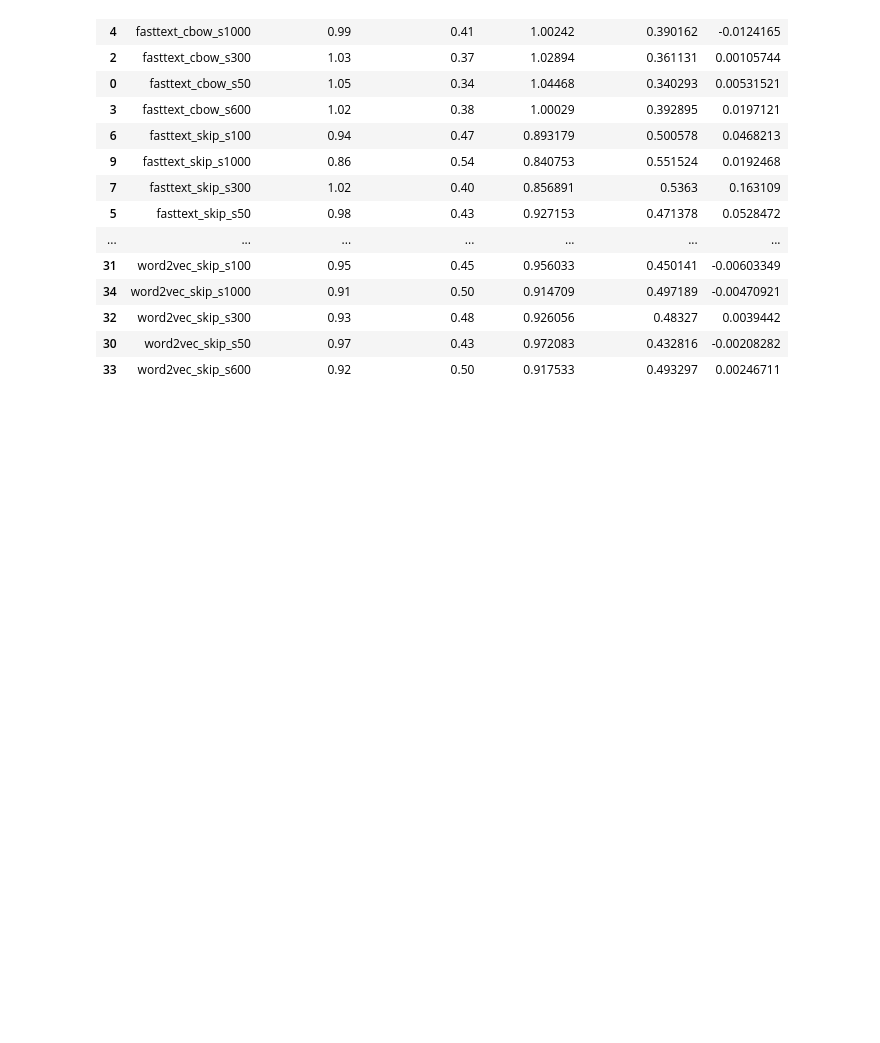
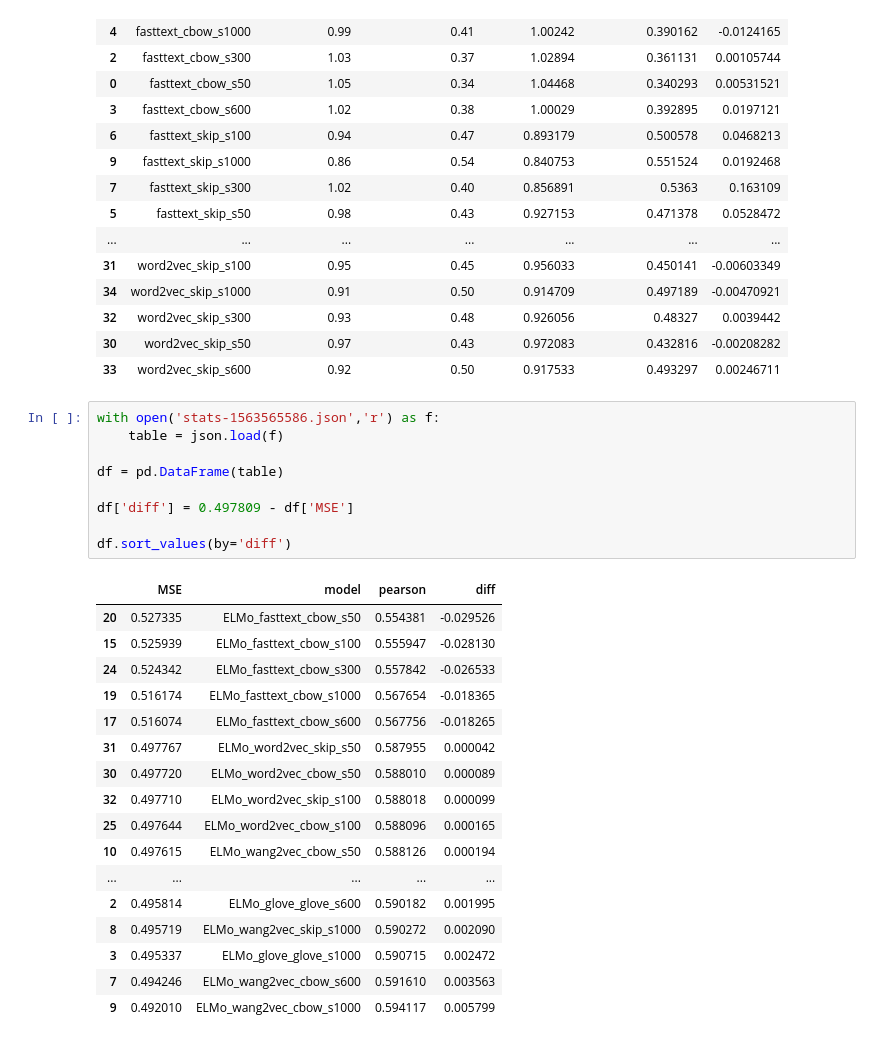
Before and after one commit to ruanchaves/elmo, a Jupyter notebook: Resultados.ipynb, the cells around one changed output. Cells and saved outputs as stored; diff of their text form; blank space fills up the shorter version.

```diff
--- a/Resultados.ipynb
+++ b/Resultados.ipynb
@@ -302,3 +302,30 @@ style_df
 | 32 | word2vec_skip_s300 | 0.93 | 0.48 | 0.926056 | 0.48327 | 0.0039442 |
 | 30 | word2vec_skip_s50 | 0.97 | 0.43 | 0.972083 | 0.432816 | -0.00208282 |
 | 33 | word2vec_skip_s600 | 0.92 | 0.50 | 0.917533 | 0.493297 | 0.00246711 |
+# %%
+with open('stats-1563565586.json','r') as f:
+    table = json.load(f)
+
+df = pd.DataFrame(table)
+
+df['diff'] = 0.497809 - df['MSE']
+
+df.sort_values(by='diff')
+# %% [output]
+|  | MSE | model | pearson | diff |
+| 20 | 0.527335 | ELMo_fasttext_cbow_s50 | 0.554381 | -0.029526 |
+| 15 | 0.525939 | ELMo_fasttext_cbow_s100 | 0.555947 | -0.028130 |
+| 24 | 0.524342 | ELMo_fasttext_cbow_s300 | 0.557842 | -0.026533 |
+| 19 | 0.516174 | ELMo_fasttext_cbow_s1000 | 0.567654 | -0.018365 |
+| 17 | 0.516074 | ELMo_fasttext_cbow_s600 | 0.567756 | -0.018265 |
+| 31 | 0.497767 | ELMo_word2vec_skip_s50 | 0.587955 | 0.000042 |
+| 30 | 0.497720 | ELMo_word2vec_cbow_s50 | 0.588010 | 0.000089 |
+| 32 | 0.497710 | ELMo_word2vec_skip_s100 | 0.588018 | 0.000099 |
+| 25 | 0.497644 | ELMo_word2vec_cbow_s100 | 0.588096 | 0.000165 |
+| 10 | 0.497615 | ELMo_wang2vec_cbow_s50 | 0.588126 | 0.000194 |
+| ... | ... | ... | ... | ... |
+| 2 | 0.495814 | ELMo_glove_glove_s600 | 0.590182 | 0.001995 |
+| 8 | 0.495719 | ELMo_wang2vec_skip_s1000 | 0.590272 | 0.002090 |
+| 3 | 0.495337 | ELMo_glove_glove_s1000 | 0.590715 | 0.002472 |
+| 7 | 0.494246 | ELMo_wang2vec_cbow_s600 | 0.591610 | 0.003563 |
+| 9 | 0.492010 | ELMo_wang2vec_cbow_s1000 | 0.594117 | 0.005799 |
```
Also changed, not shown: parts of 2 cells of this notebook, 16 other files.
